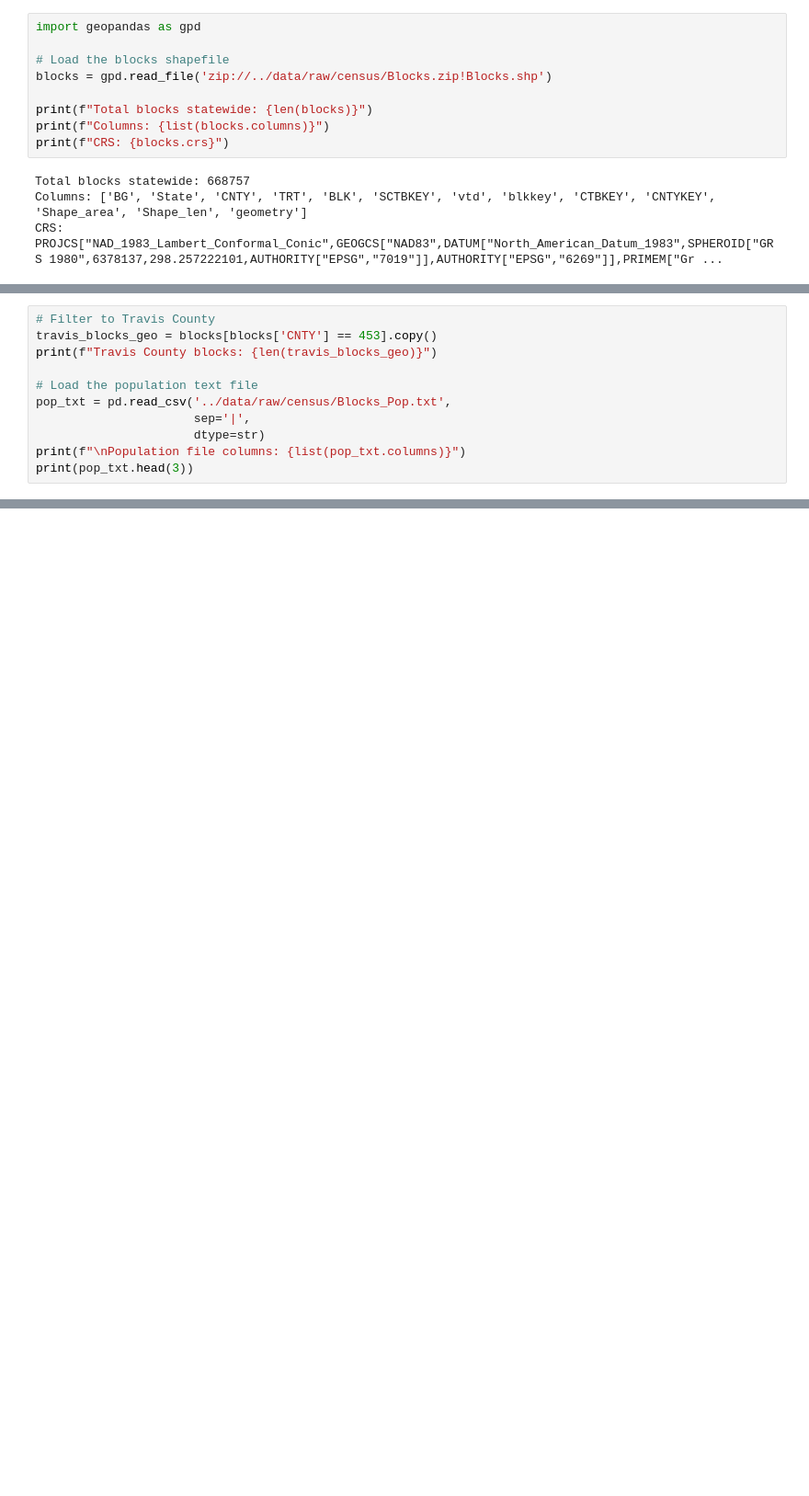
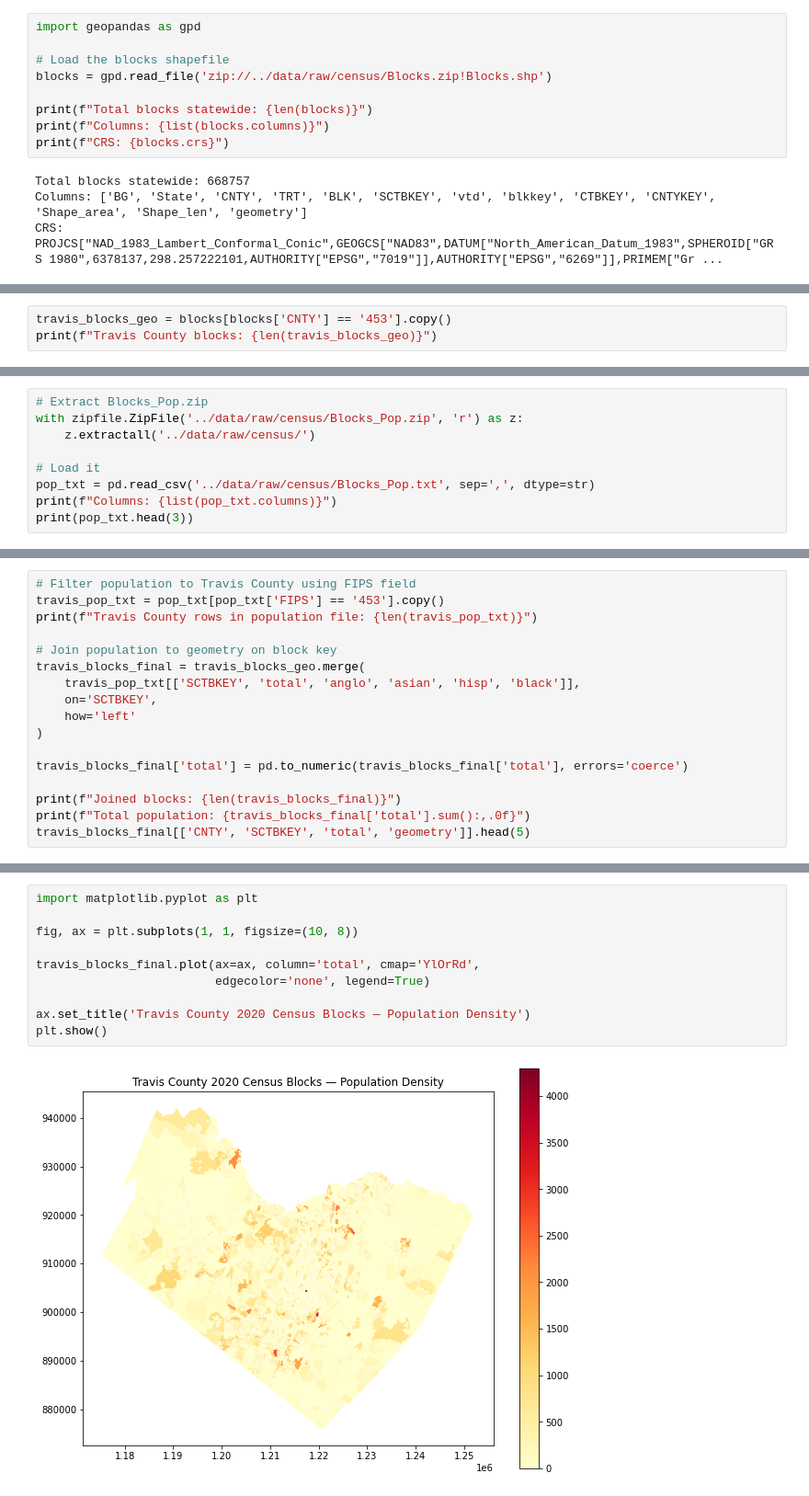
Before and after one commit to bluebonnet-data/bb-unified-election-data, a Jupyter notebook: notebooks/02_census_exploration.ipynb, the cells around one changed output, grey strips where cells are left out. Shown at 92% size. Drawn from its saved outputs; the diff is of its cells as text; blank space fills up the shorter version.

Commit message:
Add Travis County census blocks with population and demographics, complete Issue 5

```diff
--- a/notebooks/02_census_exploration.ipynb
+++ b/notebooks/02_census_exploration.ipynb
@@ -178,0 +186,3 @@ CRS: PROJCS["NAD_1983_Lambert_Conformal_Conic",GEOGCS["NAD83",DATUM["North_Ameri
+# %%
+travis_blocks_geo = blocks[blocks['CNTY'] == '453'].copy()
+print(f"Travis County blocks: {len(travis_blocks_geo)}")
@@ -179,12 +191,10 @@ CRS: PROJCS["NAD_1983_Lambert_Conformal_Conic",GEOGCS["NAD83",DATUM["North_Ameri
 # %%
-# Filter to Travis County
-travis_blocks_geo = blocks[blocks['CNTY'] == 453].copy()
-print(f"Travis County blocks: {len(travis_blocks_geo)}")
+# Extract Blocks_Pop.zip
+with zipfile.ZipFile('../data/raw/census/Blocks_Pop.zip', 'r') as z:
+    z.extractall('../data/raw/census/')
 
-# Load the population text file
-pop_txt = pd.read_csv('../data/raw/census/Blocks_Pop.txt',
-                      sep='|',
-                      dtype=str)
-print(f"\nPopulation file columns: {list(pop_txt.columns)}")
+# Load it
+pop_txt = pd.read_csv('../data/raw/census/Blocks_Pop.txt', sep=',', dtype=str)
+print(f"Columns: {list(pop_txt.columns)}")
 print(pop_txt.head(3))
 # %% [output]
@@ -192,0 +218,17 @@ FileNotFoundError: [Errno 2] No such file or directory: '../data/raw/census/Bloc
+# %%
+# Filter population to Travis County using FIPS field
+travis_pop_txt = pop_txt[pop_txt['FIPS'] == '453'].copy()
+print(f"Travis County rows in population file: {len(travis_pop_txt)}")
+
+# Join population to geometry on block key
+travis_blocks_final = travis_blocks_geo.merge(
+    travis_pop_txt[['SCTBKEY', 'total', 'anglo', 'asian', 'hisp', 'black']],
+    on='SCTBKEY',
+    how='left'
+)
+
+travis_blocks_final['total'] = pd.to_numeric(travis_blocks_final['total'], errors='coerce')
+
+print(f"Joined blocks: {len(travis_blocks_final)}")
+print(f"Total population: {travis_blocks_final['total'].sum():,.0f}")
+travis_blocks_final[['CNTY', 'SCTBKEY', 'total', 'geometry']].head(5)
@@ -192,0 +254,12 @@ FileNotFoundError: [Errno 2] No such file or directory: '../data/raw/census/Bloc
+# %%
+import matplotlib.pyplot as plt
+
+fig, ax = plt.subplots(1, 1, figsize=(10, 8))
+
+travis_blocks_final.plot(ax=ax, column='total', cmap='YlOrRd',
+                         edgecolor='none', legend=True)
+
+ax.set_title('Travis County 2020 Census Blocks — Population Density')
+plt.show()
+# %% [output]
+[figure, added]
```
Also changed, not shown: parts of 5 cells of this notebook, 2 other files.
